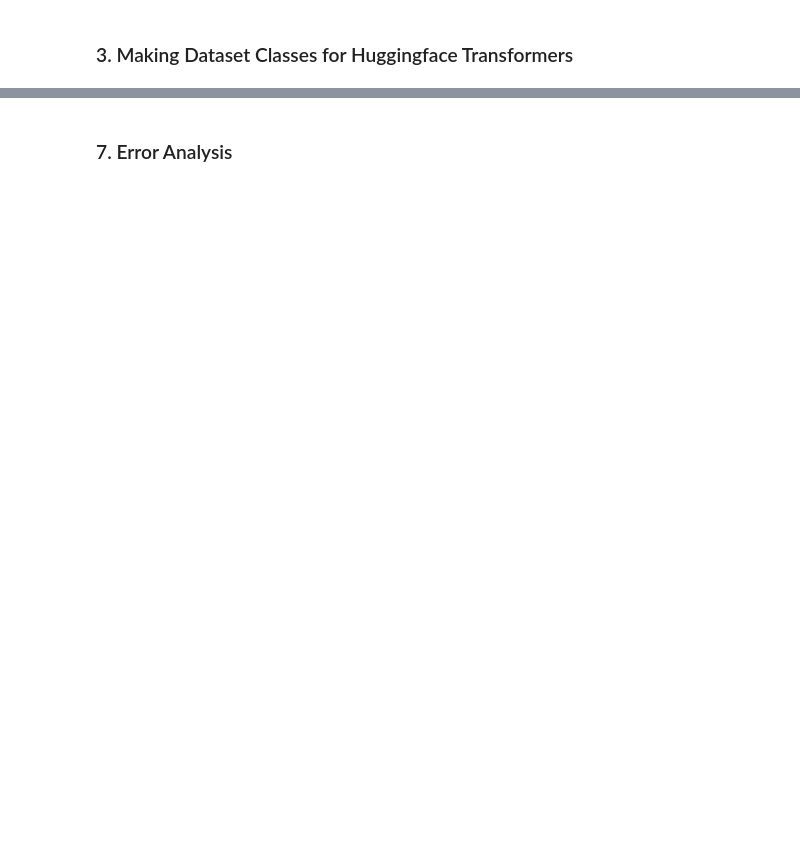
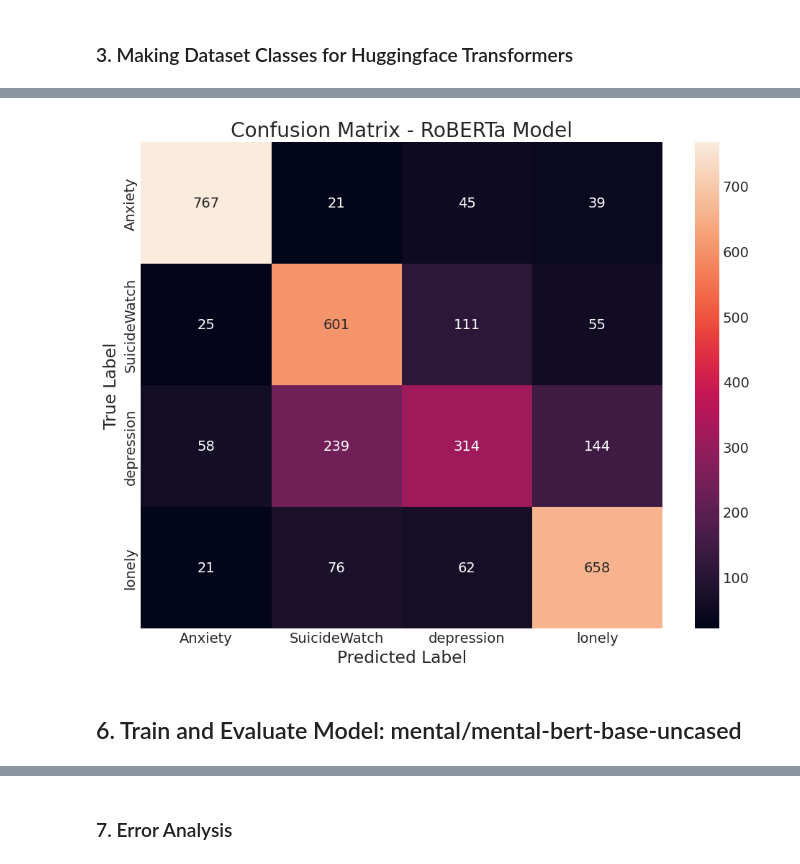
Before and after one commit to itmesneha/Subreddit-Sentinel, a Jupyter notebook: model_selection/Transformers.ipynb, the cells around one changed output, grey strips where cells are left out. Drawn from its saved outputs; the diff is of its cells as text; code cells hidden in the pictures; blank space fills up the shorter version.

```diff
--- a/model_selection/Transformers.ipynb
+++ b/model_selection/Transformers.ipynb
@@ -336,0 +232,16 @@ plt.show()
+# %%
+model_name = "mental/mental-roberta-base"
+tokenizer = AutoTokenizer.from_pretrained(model_name, token=access_token)
+# %%
+train_dataset = MentalHealthDataset(train_df, tokenizer)
+test_dataset = MentalHealthDataset(test_df, tokenizer)
+# %%
+start_time = time.time()
+roberta_model, roberta_results = train_model(
+    model_name,
+    tokenizer,
+    train_dataset,
+    test_dataset,
+    num_labels=len(label_encoder.classes_)
+)
+roberta_training_time = time.time() - start_time
@@ -336,0 +277,6 @@ plt.show()
+# %%
+roberta_accuracy, roberta_report, roberta_cm, roberta_preds, roberta_labels = evaluate_model(
+    roberta_model,
+    test_dataset,
+    label_encoder
+)
@@ -336,0 +302,12 @@ plt.show()
+# %%
+plt.figure(figsize=(10, 8))
+sns.heatmap(roberta_cm, annot=True, fmt='d', cmap='rocket', xticklabels=label_encoder.classes_, yticklabels=label_encoder.classes_)
+plt.title('Confusion Matrix - RoBERTa Model')
+plt.ylabel('True Label')
+plt.xlabel('Predicted Label')
+plt.tight_layout()
+plt.show()
+# %% [output]
+[figure, added]
+# %% [markdown]
+## 6. Train and Evaluate Model: mental/mental-bert-base-uncased
```
Also changed, not shown: parts of 88 cells of this notebook, 2 other files.
